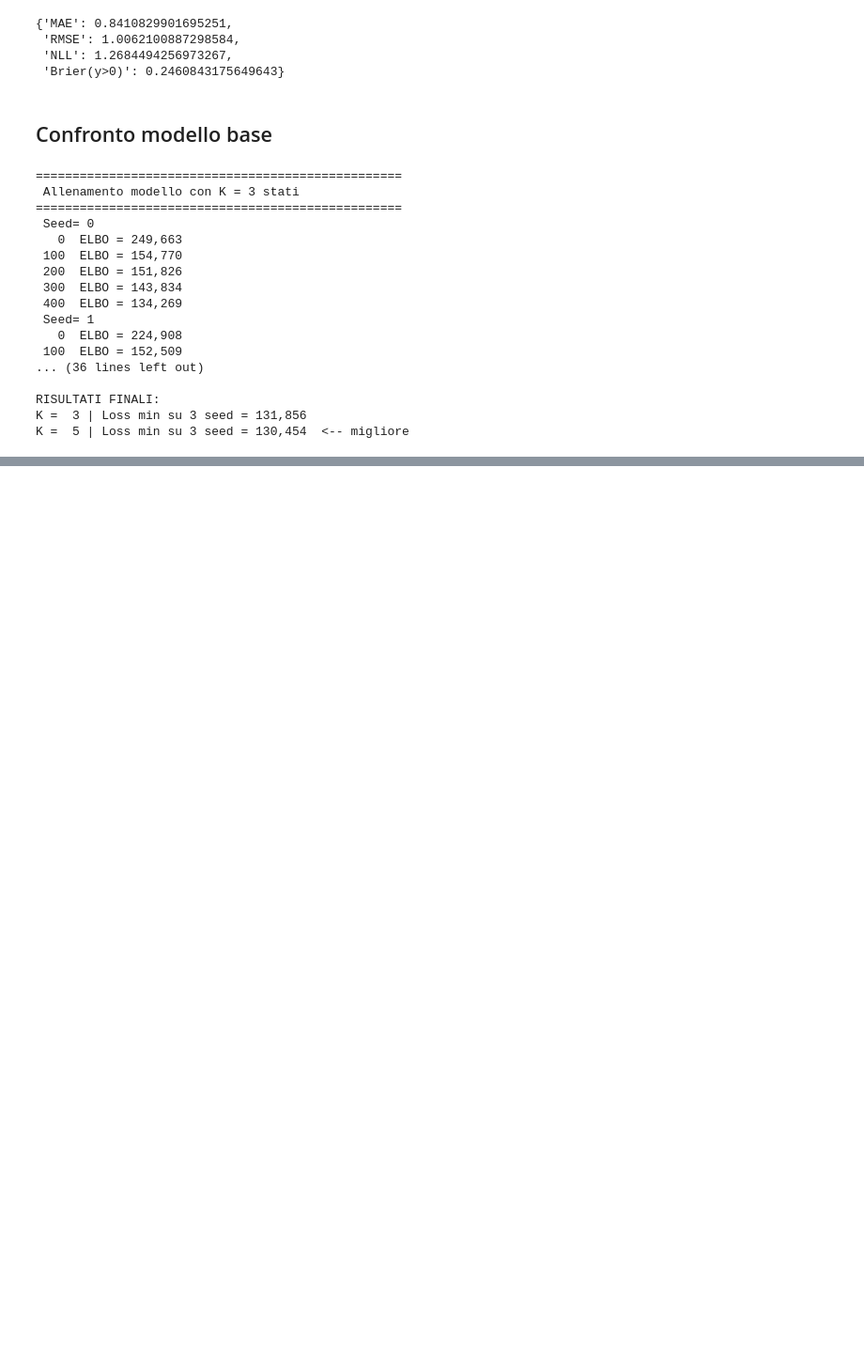
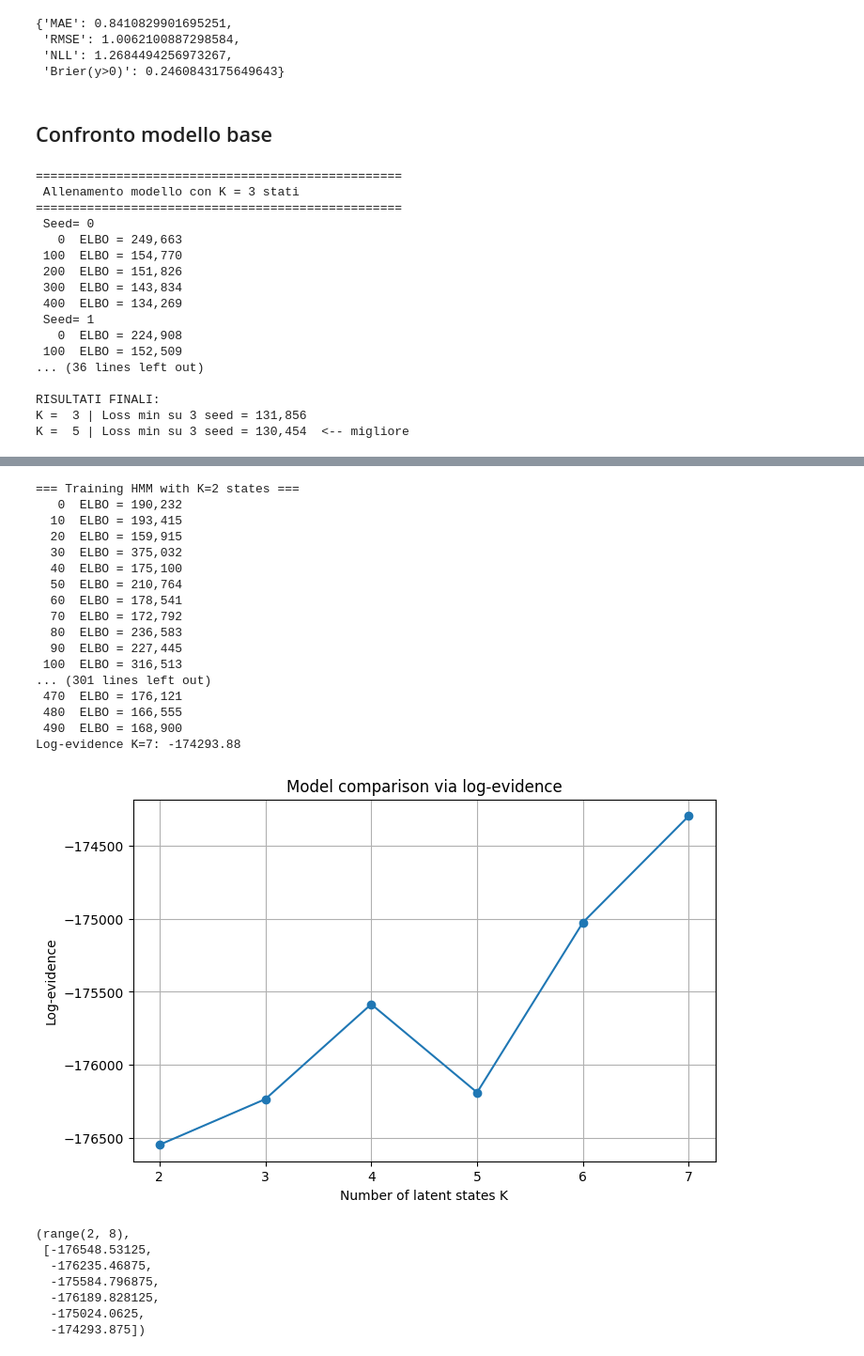
Before and after one commit to erikdeluca/Blood-Donors, a Jupyter notebook: notebooks/Number of latent state 2.ipynb, the cells around one changed output, grey strips where cells are left out. Shown at 94% size. Drawn from its saved outputs; the diff is of its cells as text; code cells hidden in the pictures; blank space fills up the shorter version.

```diff
--- a/notebooks/Number of latent state 2.ipynb
+++ b/notebooks/Number of latent state 2.ipynb
@@ -1159,0 +924,78 @@ def plot_one_gg(idx, obs_torch, paths, years=years_axis, state_cols=None, y_max=
+# %%
+def train_and_evaluate(obs_torch, K_list, n_steps=500, lr=2e-3):
+    log_evidences = []
+
+    for K in K_list:
+        print(f"\n=== Training HMM with K={K} states ===")
+
+        # crea modello e guida
+        model, guide = make_hmm_model_and_guide(K)
+
+        # resetta ParamStore
+        pyro.clear_param_store()
+
+        # crea SVI
+        svi = SVI(model, guide, Adam({"lr": lr}),
+                  loss=TraceEnum_ELBO(max_plate_nesting=1))
+
+        # training
+        loss = None
+        for step in range(n_steps):
+            loss = svi.step(obs_torch)
+            if step % 10 == 0:
+                print(f"{step:4d}  ELBO = {loss:,.0f}")
+
+        # estrai parametri puntuali
+        pi_hat, A_hat, rates_hat = extract_posterior_point_estimates(mean_or_mode="mean")
+        params = {
+            "pi_hat": pi_hat,
+            "A_hat": A_hat,
+            "rates_hat": rates_hat
+        }
+
+        # calcola log-likelihood / evidenza
+        log_evidence_val = log_evidence(params, obs_torch)
+        log_evidences.append(log_evidence_val)
+        print(f"Log-evidence K={K}: {log_evidence_val:.2f}")
+
+    # plot
+    plt.figure(figsize=(8,5))
+    plt.plot(K_list, log_evidences, marker='o')
+    plt.xlabel("Number of latent states K")
+    plt.ylabel("Log-evidence")
+    plt.title("Model comparison via log-evidence")
+    plt.grid(True)
+    plt.show()
+
+    return K_list, log_evidences
+
+
+
+K_list = range(2, 8)
+train_and_evaluate(obs_torch, K_list, n_steps=500, lr=2e-3)
+# %% [output]
+=== Training HMM with K=2 states ===
+   0  ELBO = 190,232
+  10  ELBO = 193,415
+  20  ELBO = 159,915
+  30  ELBO = 375,032
+  40  ELBO = 175,100
+  50  ELBO = 210,764
+  60  ELBO = 178,541
+  70  ELBO = 172,792
+  80  ELBO = 236,583
+  90  ELBO = 227,445
+ 100  ELBO = 316,513
+... (301 lines left out)
+ 470  ELBO = 176,121
+ 480  ELBO = 166,555
+ 490  ELBO = 168,900
+Log-evidence K=7: -174293.88
+[figure, added]
+(range(2, 8),
+ [-176548.53125,
+  -176235.46875,
+  -175584.796875,
+  -176189.828125,
+  -175024.0625,
+  -174293.875])
```
Also changed, not shown: parts of 29 cells of this notebook, 8 other files.
